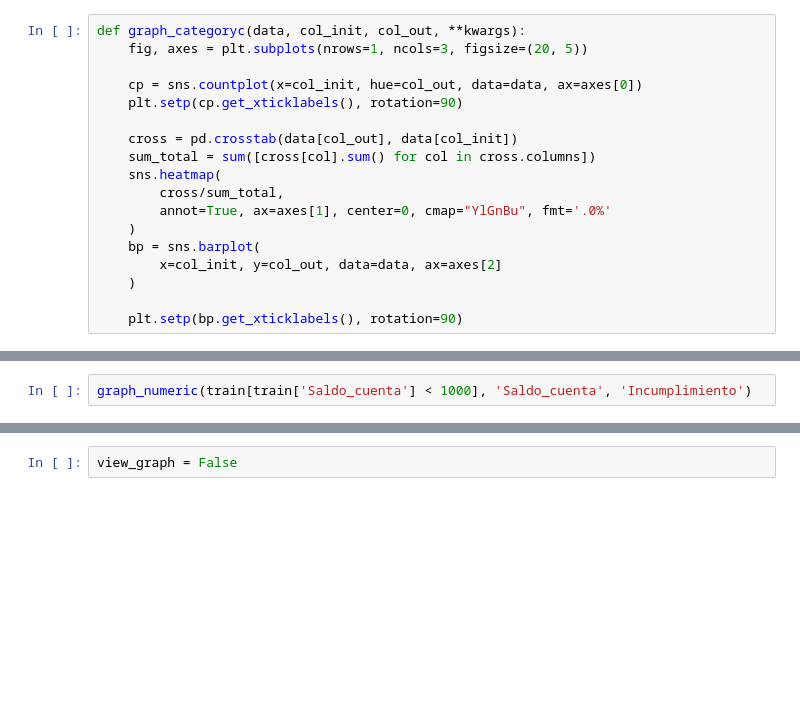
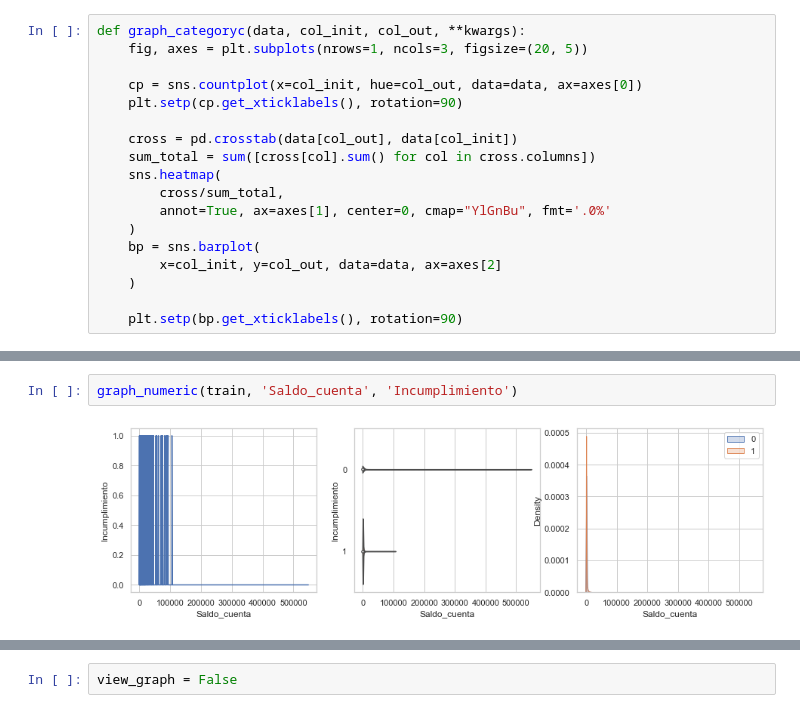
Before and after one commit to kendalvictor/Paper2021-01, a Jupyter notebook: MINERIA DE DATOS - BANCOLOMBIA/Avance_2_pre_procesing.ipynb, the cells around one changed output, grey strips where cells are left out. Drawn from its saved outputs; the diff is of its cells as text; blank space fills up the shorter version.

```diff
--- a/MINERIA DE DATOS - BANCOLOMBIA/Avance_2_pre_procesing.ipynb
+++ b/MINERIA DE DATOS - BANCOLOMBIA/Avance_2_pre_procesing.ipynb
@@ -336,2 +521,4 @@ graph_numeric(train, 'Tiempo_empleo', 'Incumplimiento')
 # %%
-graph_numeric(train[train['Saldo_cuenta'] < 1000], 'Saldo_cuenta', 'Incumplimiento')
+graph_numeric(train, 'Saldo_cuenta', 'Incumplimiento')
+# %% [output]
+[figure, added]
```
Also changed, not shown: parts of 55 cells of this notebook, 11 other files.
